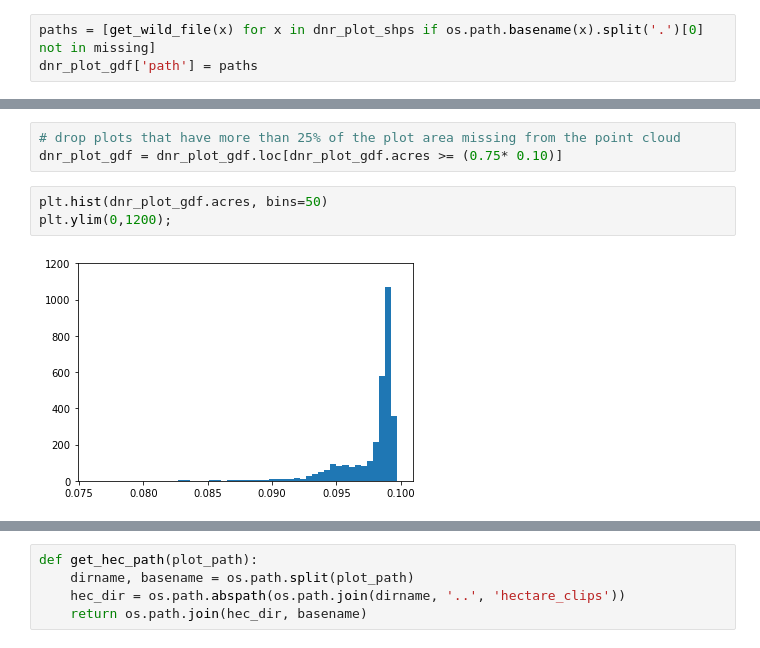
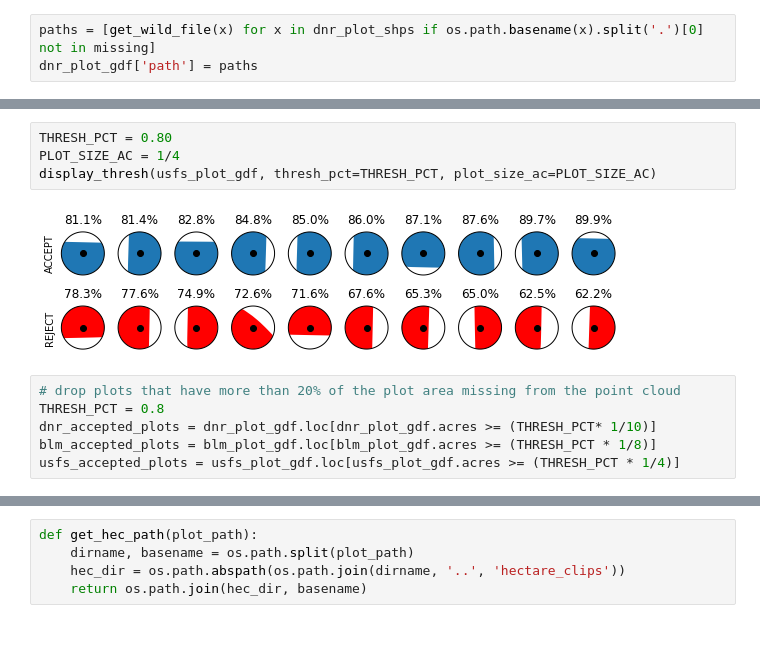
Before and after one commit to Ecotrust/ForestMapping, a Jupyter notebook: notebooks/08_Removing Partial Plots.ipynb, the cells around one changed output, grey strips where cells are left out. Drawn from its saved outputs; the diff is of its cells as text.

```diff
--- a/notebooks/08_Removing Partial Plots.ipynb
+++ b/notebooks/08_Removing Partial Plots.ipynb
@@ -144,8 +264,12 @@ dnr_plot_gdf = dnr_plot_gdf.sort_values(by=['file_name', 'acres']).drop_duplicat
+# %%
+THRESH_PCT = 0.80
+PLOT_SIZE_AC = 1/4
+display_thresh(usfs_plot_gdf, thresh_pct=THRESH_PCT, plot_size_ac=PLOT_SIZE_AC)
+# %% [output]
+[figure, added]
 # %%
-# drop plots that have more than 25% of the plot area missing from the point cloud
-dnr_plot_gdf = dnr_plot_gdf.loc[dnr_plot_gdf.acres >= (0.75* 0.10)]
+# drop plots that have more than 20% of the plot area missing from the point cloud
+THRESH_PCT = 0.8
+dnr_accepted_plots = dnr_plot_gdf.loc[dnr_plot_gdf.acres >= (THRESH_PCT* 1/10)]
+blm_accepted_plots = blm_plot_gdf.loc[blm_plot_gdf.acres >= (THRESH_PCT * 1/8)]
+usfs_accepted_plots = usfs_plot_gdf.loc[usfs_plot_gdf.acres >= (THRESH_PCT * 1/4)]
-# %%
-plt.hist(dnr_plot_gdf.acres, bins=50)
-plt.ylim(0,1200);
-# %% [output]
-[figure, removed]
```
Also changed, not shown: parts of 33 cells of this notebook, 13 other files.
